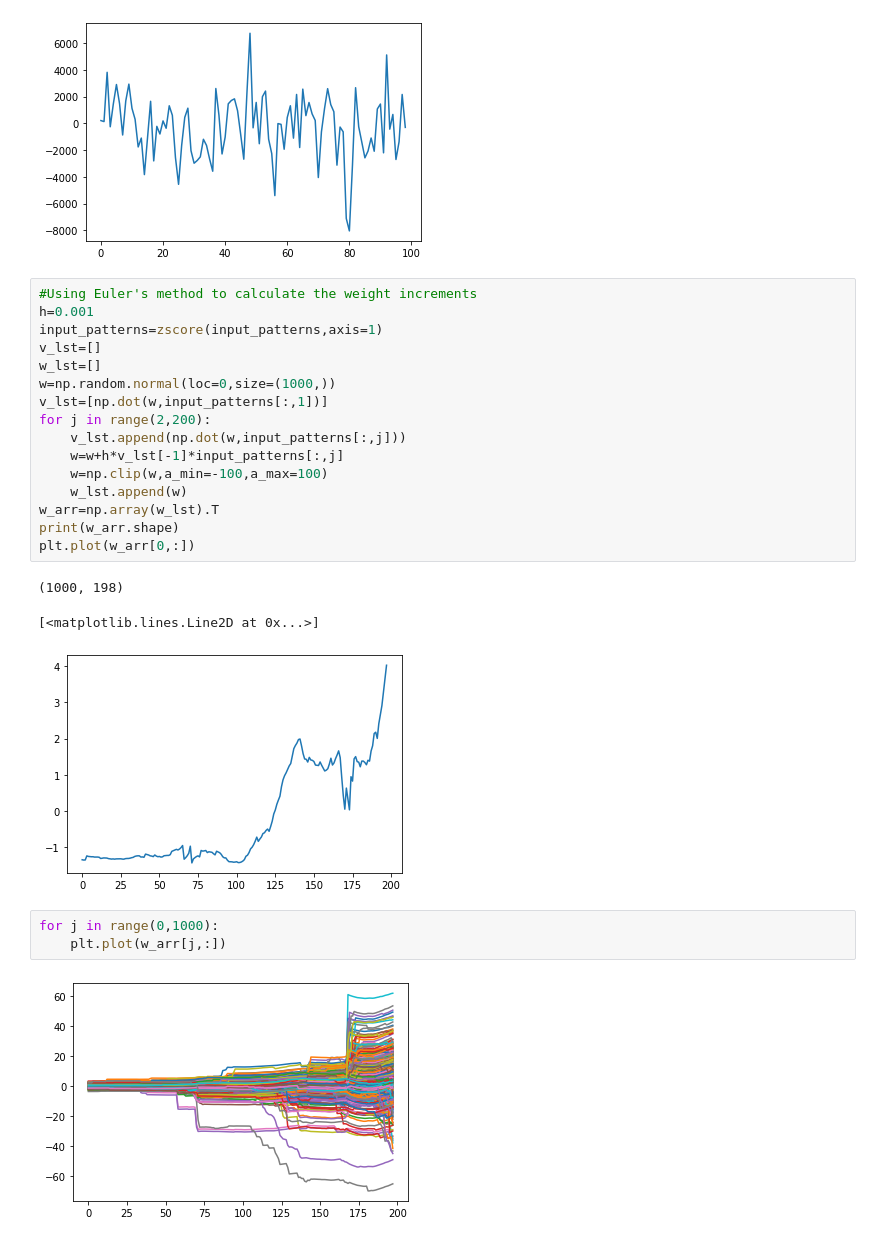
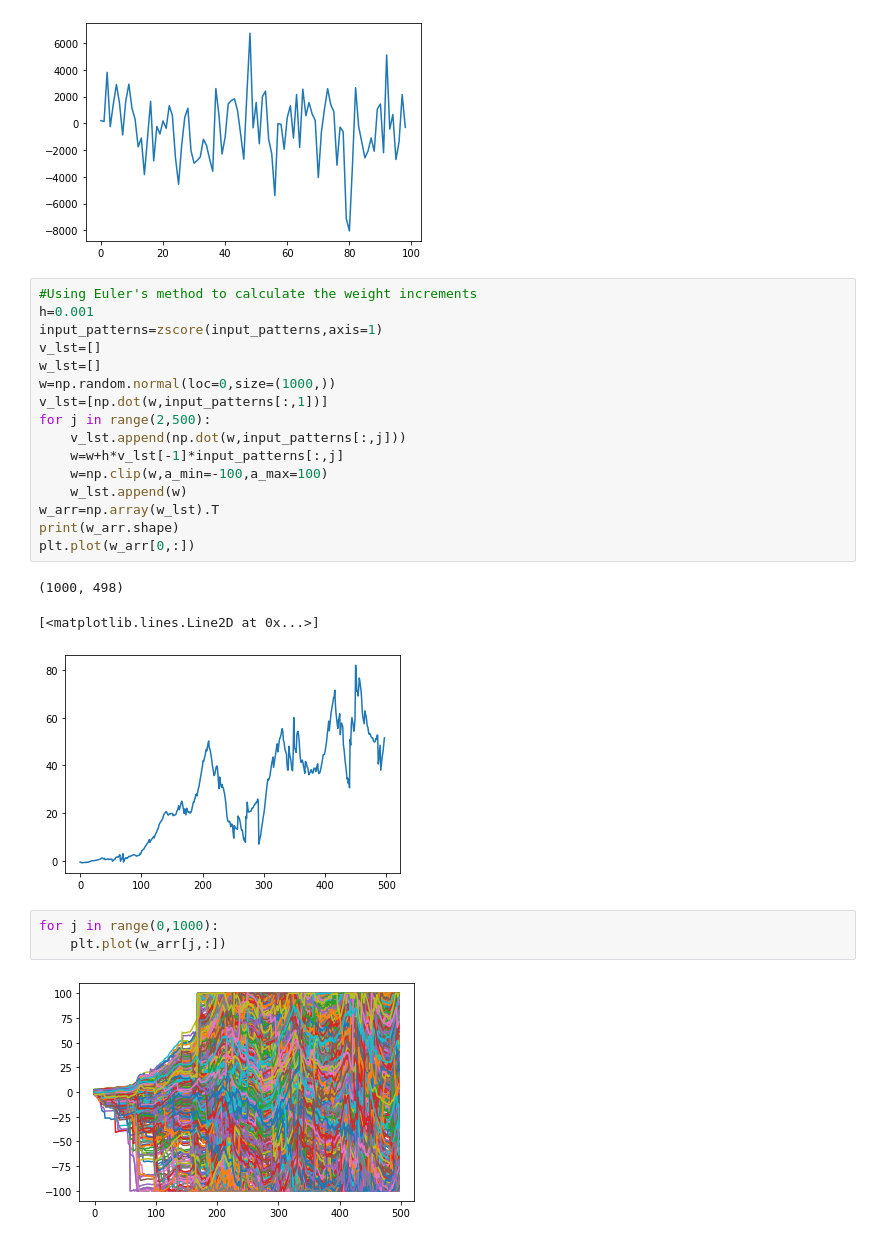
Before and after one commit to mariakesa/DayanAbbottExplorations, a Jupyter notebook: HebbianExploration.ipynb, the cells around one changed output. Cells and saved outputs as stored; diff of their text form.

```diff
--- a/HebbianExploration.ipynb
+++ b/HebbianExploration.ipynb
@@ -43,28 +43,28 @@ plt.plot(v_lst)
 # %%
 #Using Euler's method to calculate the weight increments
 h=0.001
 input_patterns=zscore(input_patterns,axis=1)
 v_lst=[]
 w_lst=[]
 w=np.random.normal(loc=0,size=(1000,))
 v_lst=[np.dot(w,input_patterns[:,1])]
-for j in range(2,200):
+for j in range(2,500):
     v_lst.append(np.dot(w,input_patterns[:,j]))
     w=w+h*v_lst[-1]*input_patterns[:,j]
     w=np.clip(w,a_min=-100,a_max=100)
     w_lst.append(w)
 w_arr=np.array(w_lst).T
 print(w_arr.shape)
 plt.plot(w_arr[0,:])
 # %% [output]
-(1000, 198)
+(1000, 498)
 [<matplotlib.lines.Line2D at 0x...>]
-[figure, old version]
+[figure, new version]
 # %%
 for j in range(0,1000):
     plt.plot(w_arr[j,:])
 # %% [output]
-[figure, old version]
+[figure, new version]
 # %%
 print(v_lst)
 # %% [output]
```
Also changed, not shown: parts of 2 cells of this notebook.
